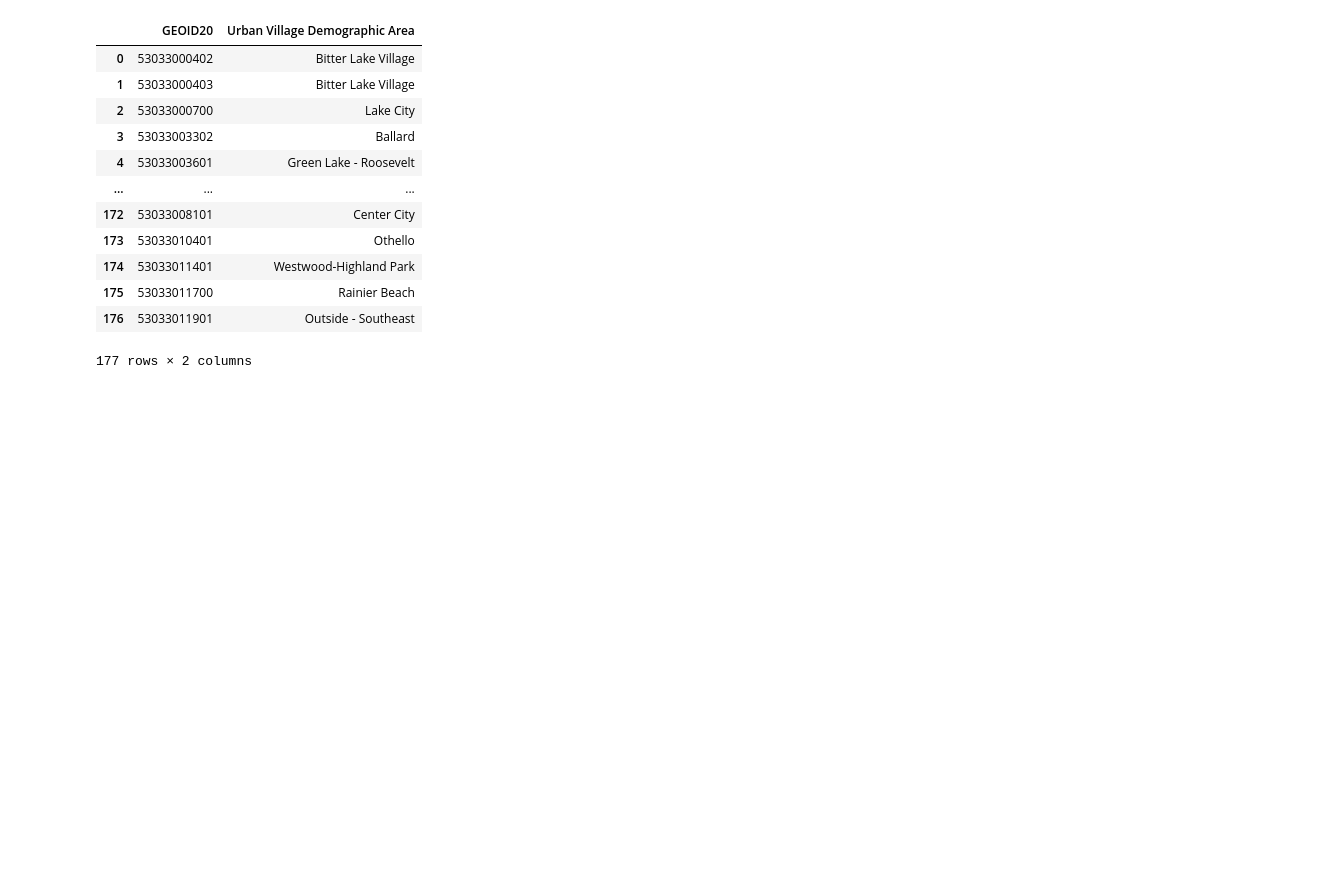
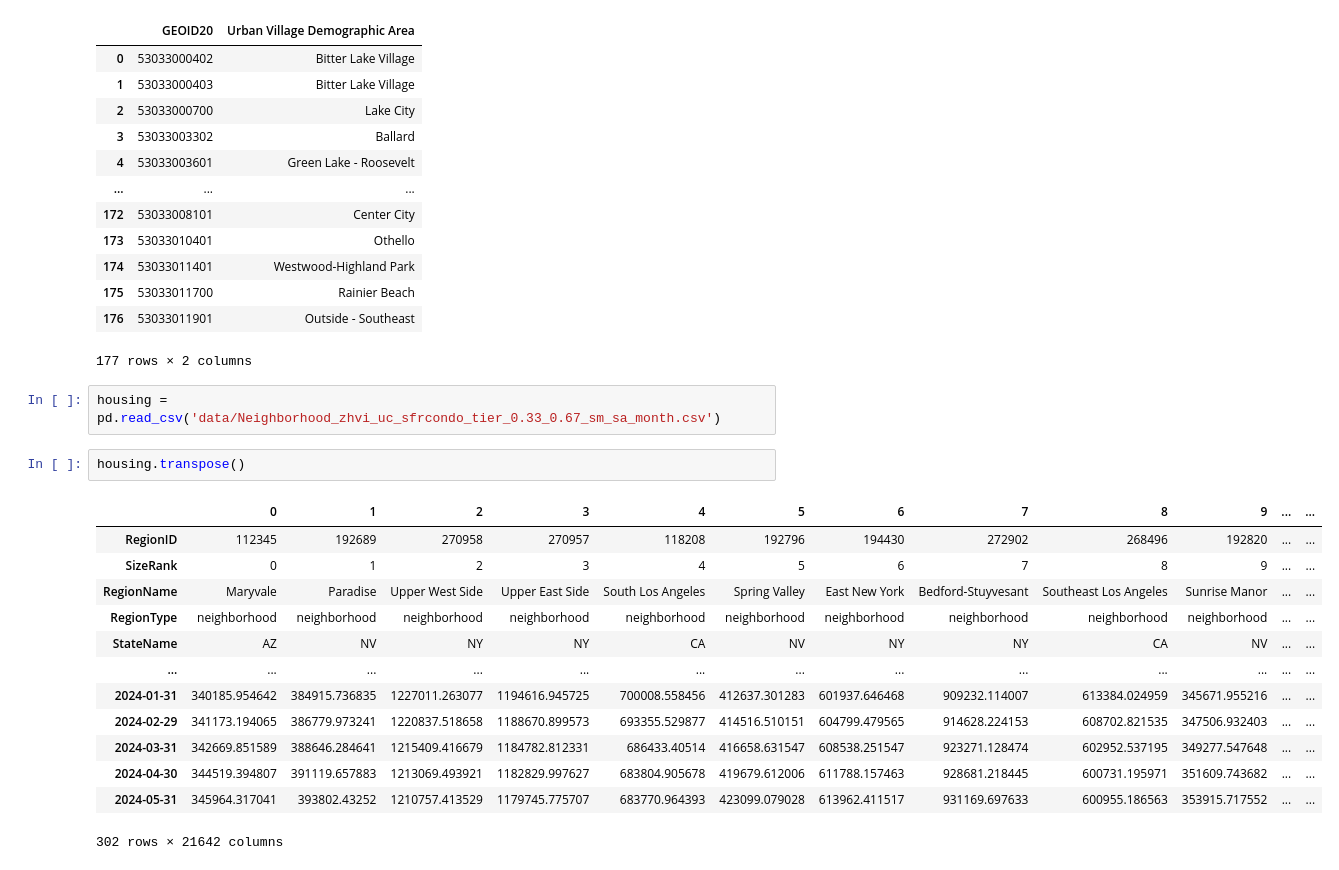
Before and after one commit to nemdim/Capstone-Project-Group-1, a Jupyter notebook: crime.ipynb, the cells around one changed output. Saved outputs shown, nothing was run; the diff lists cells and outputs as text; blank space fills up the shorter version.

```diff
--- a/crime.ipynb
+++ b/crime.ipynb
@@ -511,3 +544,21 @@ GEOID_name
 | 175 | 53033011700 | Rainier Beach |
 | 176 | 53033011901 | Outside - Southeast |
 177 rows × 2 columns
+# %%
+housing = pd.read_csv('data/Neighborhood_zhvi_uc_sfrcondo_tier_0.33_0.67_sm_sa_month.csv')
+# %%
+housing.transpose()
+# %% [output]
+|  | 0 | 1 | 2 | 3 | 4 | 5 | 6 | 7 | 8 | 9 | ... | ... |
+| RegionID | 112345 | 192689 | 270958 | 270957 | 118208 | 192796 | 194430 | 272902 | 268496 | 192820 | ... | ... |
+| SizeRank | 0 | 1 | 2 | 3 | 4 | 5 | 6 | 7 | 8 | 9 | ... | ... |
+| RegionName | Maryvale | Paradise | Upper West Side | Upper East Side | South Los Angeles | Spring Valley | East New York | Bedford-Stuyvesant | Southeast Los Angeles | Sunrise Manor | ... | ... |
+| RegionType | neighborhood | neighborhood | neighborhood | neighborhood | neighborhood | neighborhood | neighborhood | neighborhood | neighborhood | neighborhood | ... | ... |
+| StateName | AZ | NV | NY | NY | CA | NV | NY | NY | CA | NV | ... | ... |
+| ... | ... | ... | ... | ... | ... | ... | ... | ... | ... | ... | ... | ... |
+| 2024-01-31 | 340185.954642 | 384915.736835 | 1227011.263077 | 1194616.945725 | 700008.558456 | 412637.301283 | 601937.646468 | 909232.114007 | 613384.024959 | 345671.955216 | ... | ... |
+| 2024-02-29 | 341173.194065 | 386779.973241 | 1220837.518658 | 1188670.899573 | 693355.529877 | 414516.510151 | 604799.479565 | 914628.224153 | 608702.821535 | 347506.932403 | ... | ... |
+| 2024-03-31 | 342669.851589 | 388646.284641 | 1215409.416679 | 1184782.812331 | 686433.40514 | 416658.631547 | 608538.251547 | 923271.128474 | 602952.537195 | 349277.547648 | ... | ... |
+| 2024-04-30 | 344519.394807 | 391119.657883 | 1213069.493921 | 1182829.997627 | 683804.905678 | 419679.612006 | 611788.157463 | 928681.218445 | 600731.195971 | 351609.743682 | ... | ... |
+| 2024-05-31 | 345964.317041 | 393802.43252 | 1210757.413529 | 1179745.775707 | 683770.964393 | 423099.079028 | 613962.411517 | 931169.697633 | 600955.186563 | 353915.717552 | ... | ... |
+302 rows × 21642 columns
```
Also changed, not shown: parts of 8 cells of this notebook.
